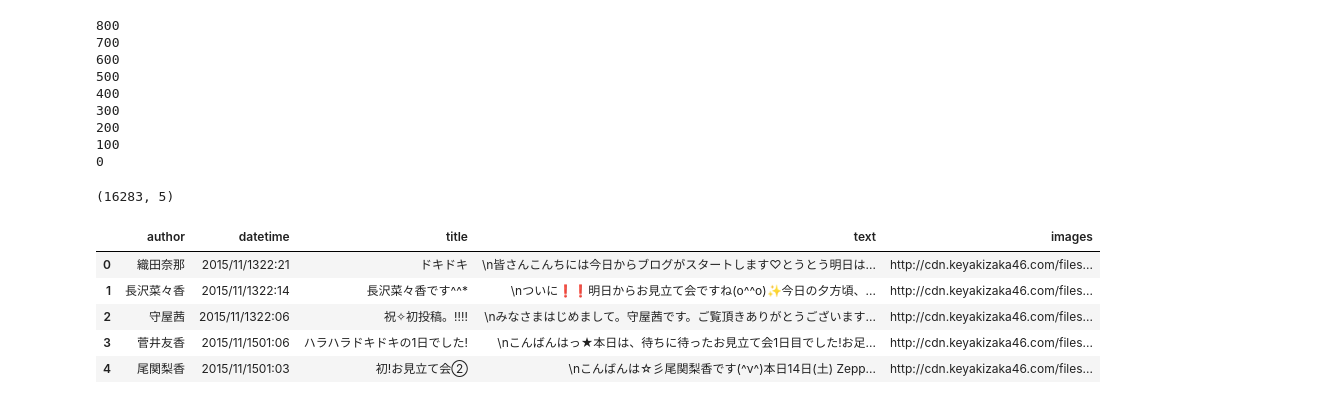
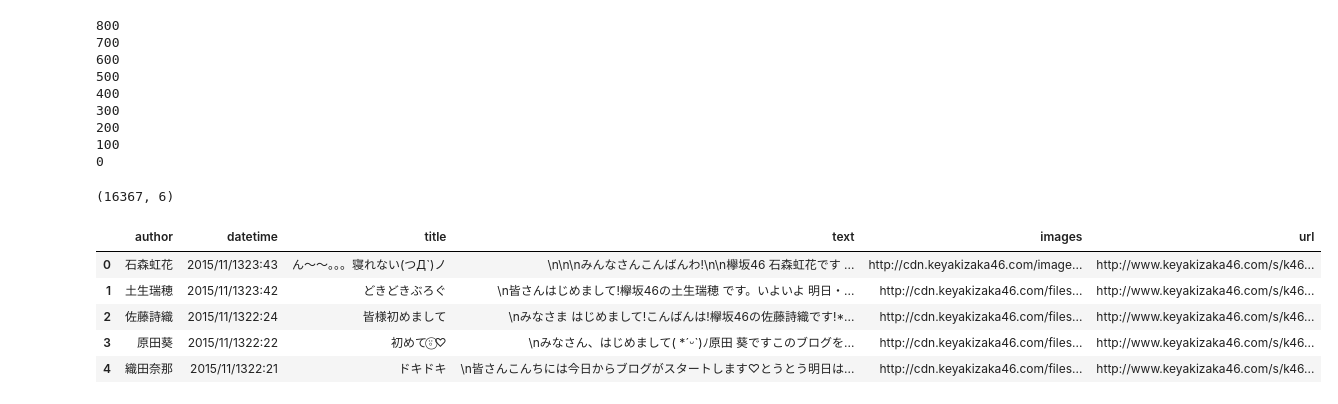
Before and after one commit to haradai1262/keyakizaka46-mining, a Jupyter notebook: script/scraping_Blog.ipynb, the cells around one changed output. Cells and saved outputs as stored; diff of their text form; code cells hidden in the pictures.

Commit message:
add blog page urls

```diff
--- a/script/scraping_Blog.ipynb
+++ b/script/scraping_Blog.ipynb
@@ -38,6 +38,7 @@ def get_nogi_articles_from_single_page( page_soup ):
     titles = [ i.find('span', class_='entrytitle').text for i in page_soup.find_all('h1', class_='clearfix') ]
     authors = [ i.text for i in page_soup.find_all('span', class_='author') ]
     datetimes = [ i.text.split('｜')[0].replace(' ','').replace('\n','') for i in page_soup.find_all('div', class_='entrybottom') ]
+    page_urls = [ i.find('a').get('href') for i in page_soup.find_all('div', class_='entrybottom') ]
     texts = []
     images = []
     for i, j in enumerate( page_soup.find_all('div', class_='entrybody') ): # 画像URL抽出 ... アドホックな処理多いので注意
@@ -55,7 +56,7 @@ def get_nogi_articles_from_single_page( page_soup ):
 
     articles = []
     for i in range( len( titles ) ):
-        articles.append( [authors[i], datetimes[i], titles[i], texts[i], images[i]] )
+        articles.append( [authors[i], datetimes[i], titles[i], texts[i], images[i], page_urls[i]] )
 
     return articles
 
@@ -68,7 +69,7 @@ month_list = get_month_list( start, end )
 all_articles = []
 for date in month_list:
     print( date )
-    target_url = 'http://blog.nogizaka46.com/?p=%d&d=%s' % (page_idx, date)
+    target_url = 'http://blog.nogizaka46.com/?p=0&d=%s' % (date)
     r = requests.get(target_url, headers=headers)
     soup = BeautifulSoup(r.text, 'lxml')
     max_page_number = int( soup.find('div', class_='paginate').find_all('a')[-2].text.replace(u"\xa0",u"") ) # これでいいのか?
@@ -147,13 +148,13 @@ def get_keyaki_articles_from_single_page( page_soup ):
         title = j.find('div', class_="box-ttl").a.text
         body = j.find('div', class_="box-article")
         text = body.text
+        page_url = 'http://www.keyakizaka46.com' + j.find('li', class_="singlePage").a.get('href')
         images = ''
         for img in  body.find_all('img'): images += '%s\t'% img.get('src')
-        articles.append( [author, datetime, title, text, images] )
-
+        articles.append( [author, datetime, title, text, images, page_url] )
     return articles
 
-max_page_number = 814
+max_page_number = 819
 
 all_articles = []
 for page_idx in range( max_page_number, -1, -1 ):
@@ -176,15 +177,15 @@ for page_idx in range( max_page_number, -1, -1 ):
 # %%
 # check
 
-df = pd.DataFrame( all_articles, columns=['author', 'datetime', 'title', 'text', 'images'] )
+df = pd.DataFrame( all_articles, columns=['author', 'datetime', 'title', 'text', 'images', 'url'] )
 print( df.shape )
 display( df.head() )
 display( df.tail() )
 # %% [output]
-(16283, 5)
+(16367, 6)
-|  | author | datetime | title | text | images |
-| 0 | 織田奈那 | 2015/11/1322:21 | ドキドキ | \n皆さんこんちには今日からブログがスタートします♡とうとう明日は... | http://cdn.keyakizaka46.com/files... |
-| 1 | 長沢菜々香 | 2015/11/1322:14 | 長沢菜々香です^^* | \nついに❗❗明日からお見立て会ですね(o^^o)✨今日の夕方頃、... | http://cdn.keyakizaka46.com/files... |
-| 2 | 守屋茜 | 2015/11/1322:06 | 祝✧初投稿。!!!! | \nみなさまはじめまして。守屋茜です。ご覧頂きありがとうございます... | http://cdn.keyakizaka46.com/files... |
-| 3 | 菅井友香 | 2015/11/1501:06 | ハラハラドキドキの1日でした! | \nこんばんはっ★本日は、待ちに待ったお見立て会1日目でした!お足... | http://cdn.keyakizaka46.com/files... |
-| 4 | 尾関梨香 | 2015/11/1501:03 | 初!お見立て会② | \nこんばんは☆彡尾関梨香です(^ν^)本日14日(土) Zepp... | http://cdn.keyakizaka46.com/files... |
+|  | author | datetime | title | text | images | url |
+| 0 | 石森虹花 | 2015/11/1323:43 | ん〜〜。。。寝れない(つД`)ノ | \n\n\nみんなさんこんばんわ!\n\n欅坂46 石森虹花です ... | http://cdn.keyakizaka46.com/image... | http://www.keyakizaka46.com/s/k46... |
+| 1 | 土生瑞穂 | 2015/11/1323:42 | どきどきぶろぐ | \n皆さんはじめまして!欅坂46の土生瑞穂 です。いよいよ 明日・... | http://cdn.keyakizaka46.com/files... | http://www.keyakizaka46.com/s/k46... |
+| 2 | 佐藤詩織 | 2015/11/1322:24 | 皆様初めまして | \nみなさま はじめまして!こんばんは!欅坂46の佐藤詩織です!*... | http://cdn.keyakizaka46.com/files... | http://www.keyakizaka46.com/s/k46... |
+| 3 | 原田葵 | 2015/11/1322:22 | 初めて⍤⃝♡ | \nみなさん、はじめまして( *ˊᵕˋ)ﾉ原田 葵ですこのブログを... | http://cdn.keyakizaka46.com/files... | http://www.keyakizaka46.com/s/k46... |
+| 4 | 織田奈那 | 2015/11/1322:21 | ドキドキ | \n皆さんこんちには今日からブログがスタートします♡とうとう明日は... | http://cdn.keyakizaka46.com/files... | http://www.keyakizaka46.com/s/k46... |
```
Also changed, not shown: parts of 5 cells of this notebook.
